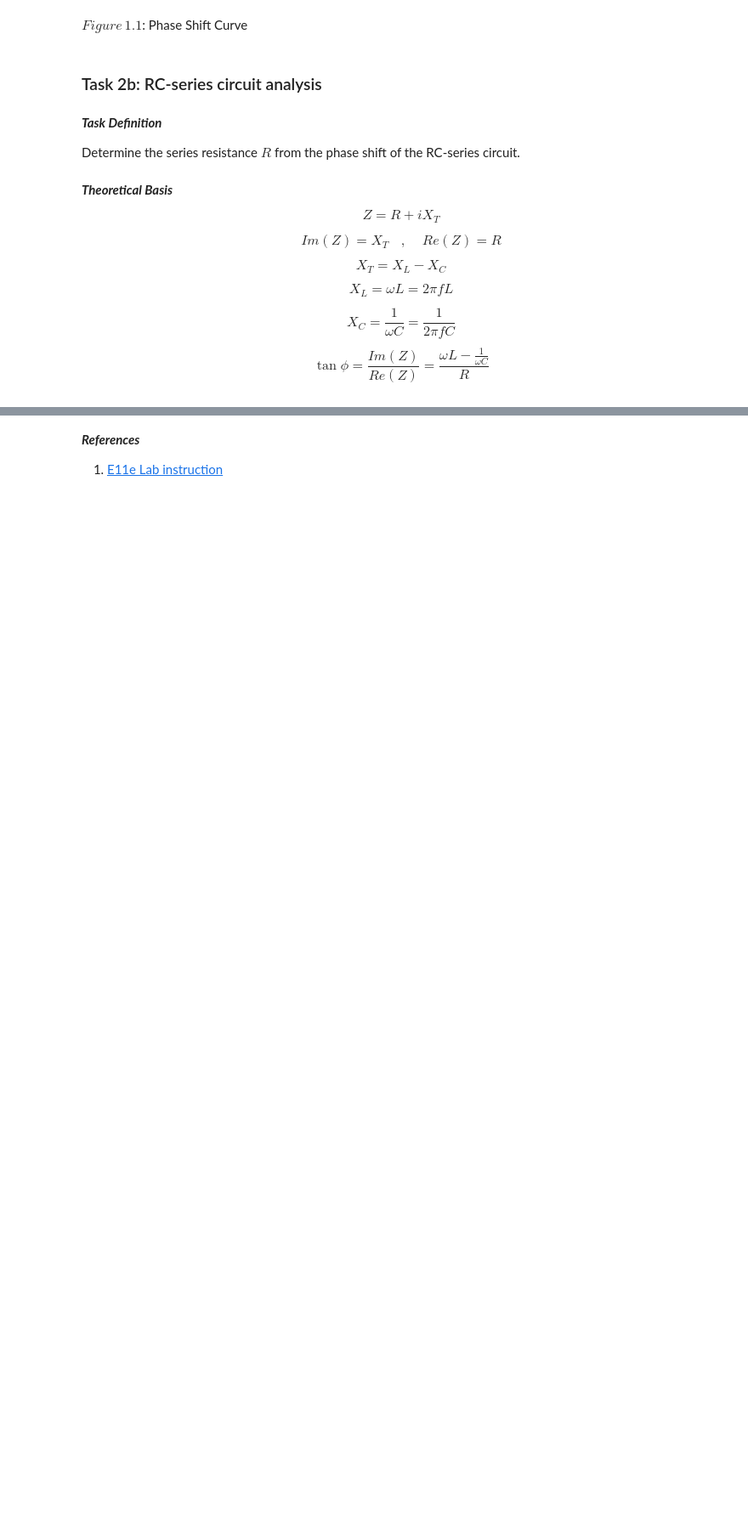
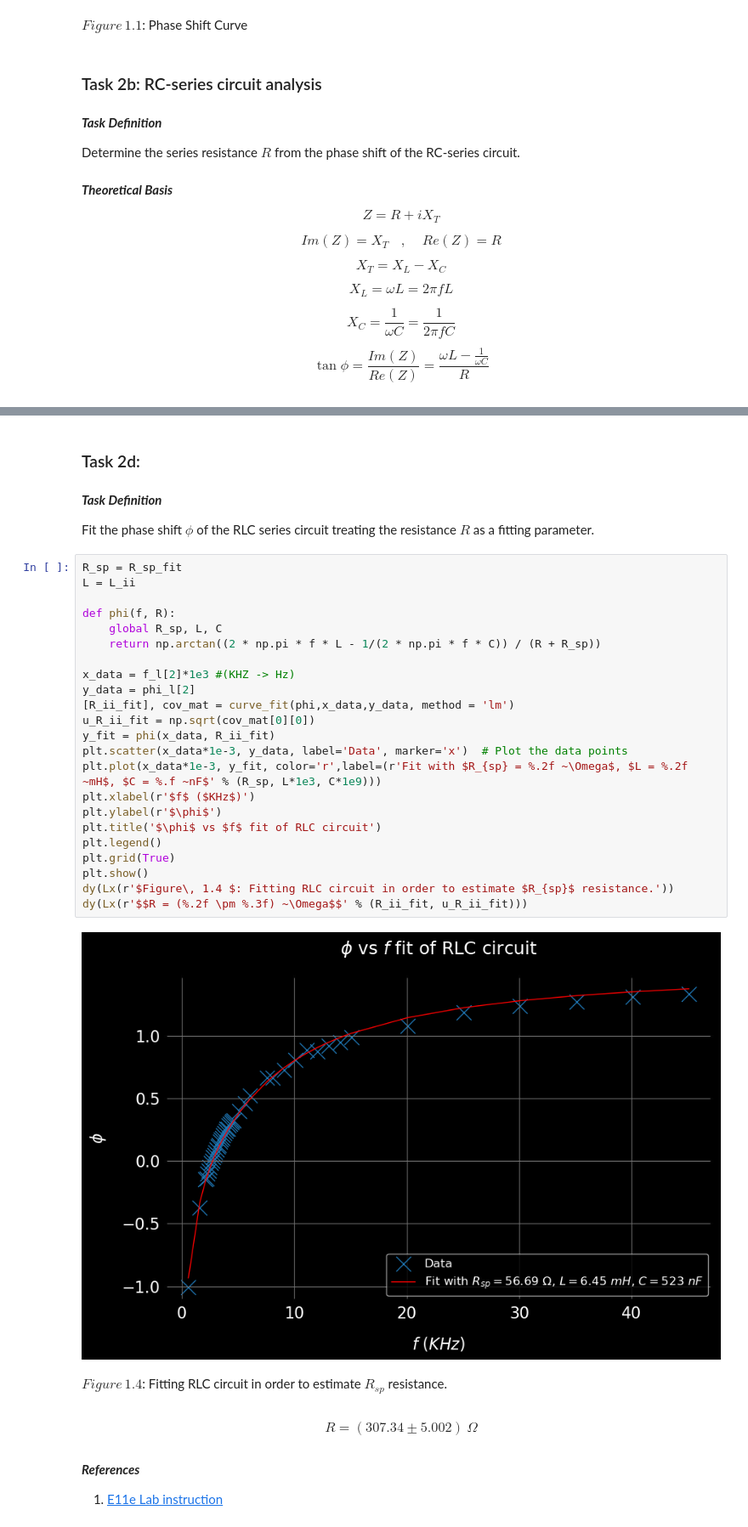
Before and after one commit to edhar98/Lab2, a Jupyter notebook: E11/E11e.ipynb, the cells around one changed output, grey strips where cells are left out. Shown at 85% size. Drawn from its saved outputs; the diff is of its cells as text; blank space fills up the shorter version.

```diff
--- a/E11/E11e.ipynb
+++ b/E11/E11e.ipynb
@@ -331,3 +322,36 @@ $$L = (6.69 \pm 0.163) ~mH$$
+# %% [markdown]
+### Task 2d:
+# %% [markdown]
+***Task Definition***
+
+Fit the phase shift $\phi$ of the RLC series circuit treating the resistance $R$ as a fitting parameter.
+# %%
+R_sp = R_sp_fit
+L = L_ii
+
+def phi(f, R):
+    global R_sp, L, C
+    return np.arctan((2 * np.pi * f * L - 1/(2 * np.pi * f * C)) / (R + R_sp))
+
+x_data = f_l[2]*1e3 #(KHZ -> Hz)
+y_data = phi_l[2]
+[R_ii_fit], cov_mat = curve_fit(phi,x_data,y_data, method = 'lm')
+u_R_ii_fit = np.sqrt(cov_mat[0][0])
+y_fit = phi(x_data, R_ii_fit)
+plt.scatter(x_data*1e-3, y_data, label='Data', marker='x')  # Plot the data points
+plt.plot(x_data*1e-3, y_fit, color='r',label=(r'Fit with $R_{sp} = %.2f ~\Omega$, $L = %.2f ~mH$, $C = %.f ~nF$' % (R_sp, L*1e3, C*1e9)))
+plt.xlabel(r'$f$ ($KHz$)')
+plt.ylabel(r'$\phi$')
+plt.title('$\phi$ vs $f$ fit of RLC circuit')
+plt.legend()
+plt.grid(True)
+plt.show()
+dy(Lx(r'$Figure\, 1.4 $: Fitting RLC circuit in order to estimate $R_{sp}$ resistance.'))
+dy(Lx(r'$$R = (%.2f \pm %.3f) ~\Omega$$' % (R_ii_fit, u_R_ii_fit)))
+# %% [output]
+[figure, added]
+$Figure\, 1.4 $: Fitting RLC circuit in order to estimate $R_{sp}$ resistance.
+$$R = (307.34 \pm 5.002) ~\Omega$$
 # %% [markdown]
 ***References***
 
```
Also changed, not shown: parts of 12 cells of this notebook.
